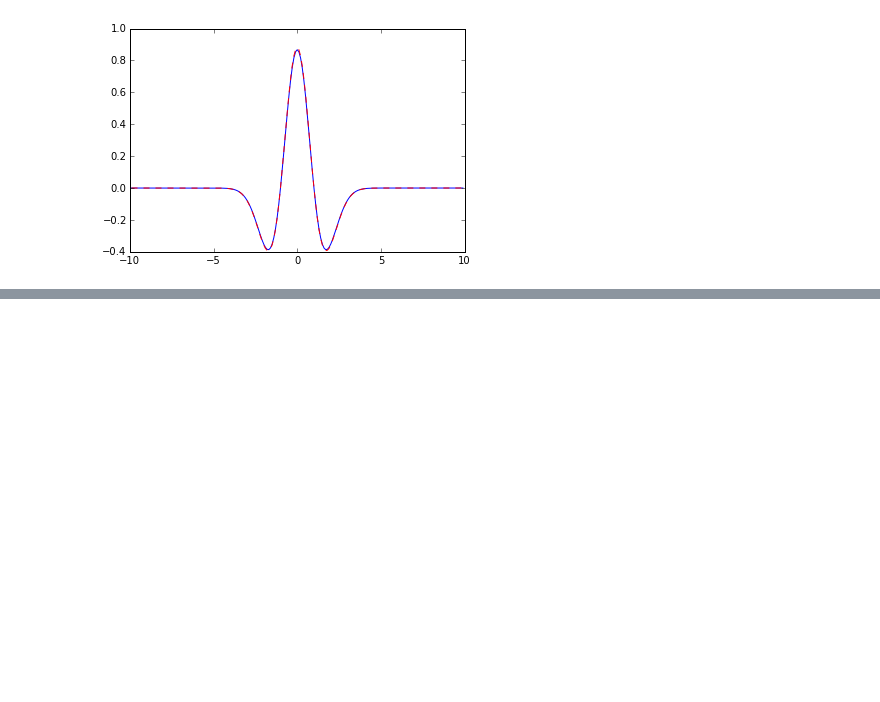
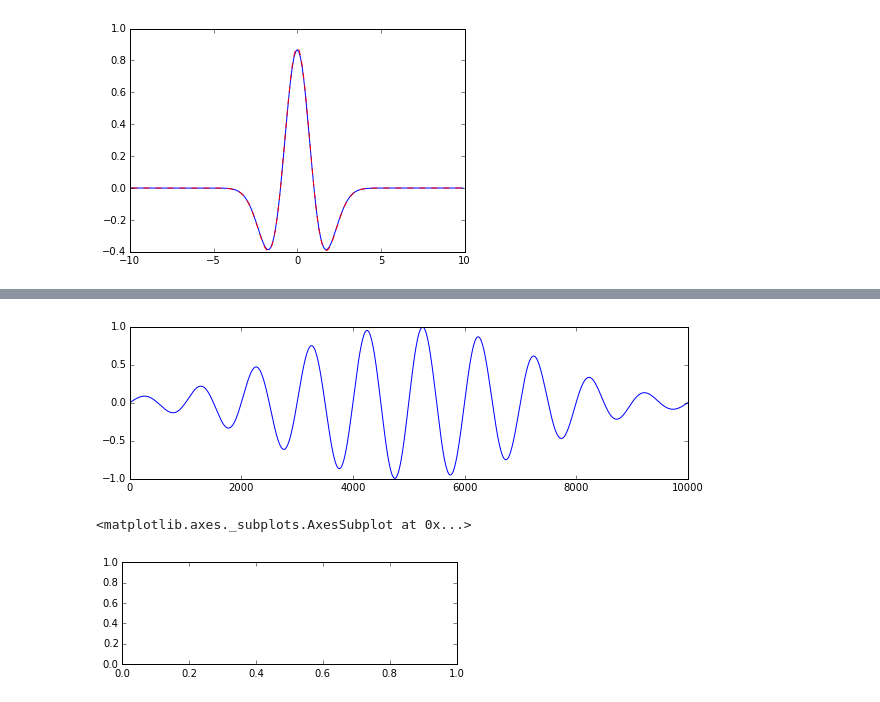
Before and after one commit to CSchoel/learn-wavelets, a Jupyter notebook: wavelet-introduction.ipynb, the cells around one changed output, grey strips where cells are left out. Saved outputs shown, nothing was run; the diff lists cells and outputs as text; code cells hidden in the pictures; blank space fills up the shorter version.

```diff
--- a/wavelet-introduction.ipynb
+++ b/wavelet-introduction.ipynb
@@ -49,0 +66,39 @@ plt.show()
+# %%
+def hamming(n):
+    """ Hamming window of size N for smoothing the edges of sound waves """
+    return 0.54 - 0.46 * np.cos(2 * np.pi * np.arange(n) / (n-1))
+
+def sound(freq, dur, res=10000):
+    ln = dur*res
+    sound = np.zeros(ln)
+    sound = np.sin(np.arange(ln)*2*np.pi*freq/res)
+    return sound * hamming(ln)
+
+audio = np.zeros(100000)
+audio[10000:20000] = sound(10,1)
+plt.figure(figsize=(10,6))
+plt.subplot(211)
+plt.plot(sound(10,1))
+plt.show()
+plt.subplot(212)
+
+
+#signal = np.zeros(10)
+#signal[::2] = 1
+#signal = np.repeat(signal,10)
+#plt.subplot(121)
+#plt.plot(signal)
+#plt.ylim(0,2)
+#plt.subplot(122)
+#plt.plot(np.fft.fftfreq(len(signal)), np.abs(np.fft.fft(signal)))
+#plt.show()
+
+#revsig = np.zeros(100)
+#revsig[45] = 1
+#revsig[40] = 1
+#plt.plot(np.abs(np.fft.ifft(revsig)))
+#plt.show()
+# %% [output]
+[figure, added]
+<matplotlib.axes._subplots.AxesSubplot at 0x...>
+[figure, added]
```
Also changed, not shown: parts of 3 cells of this notebook.
